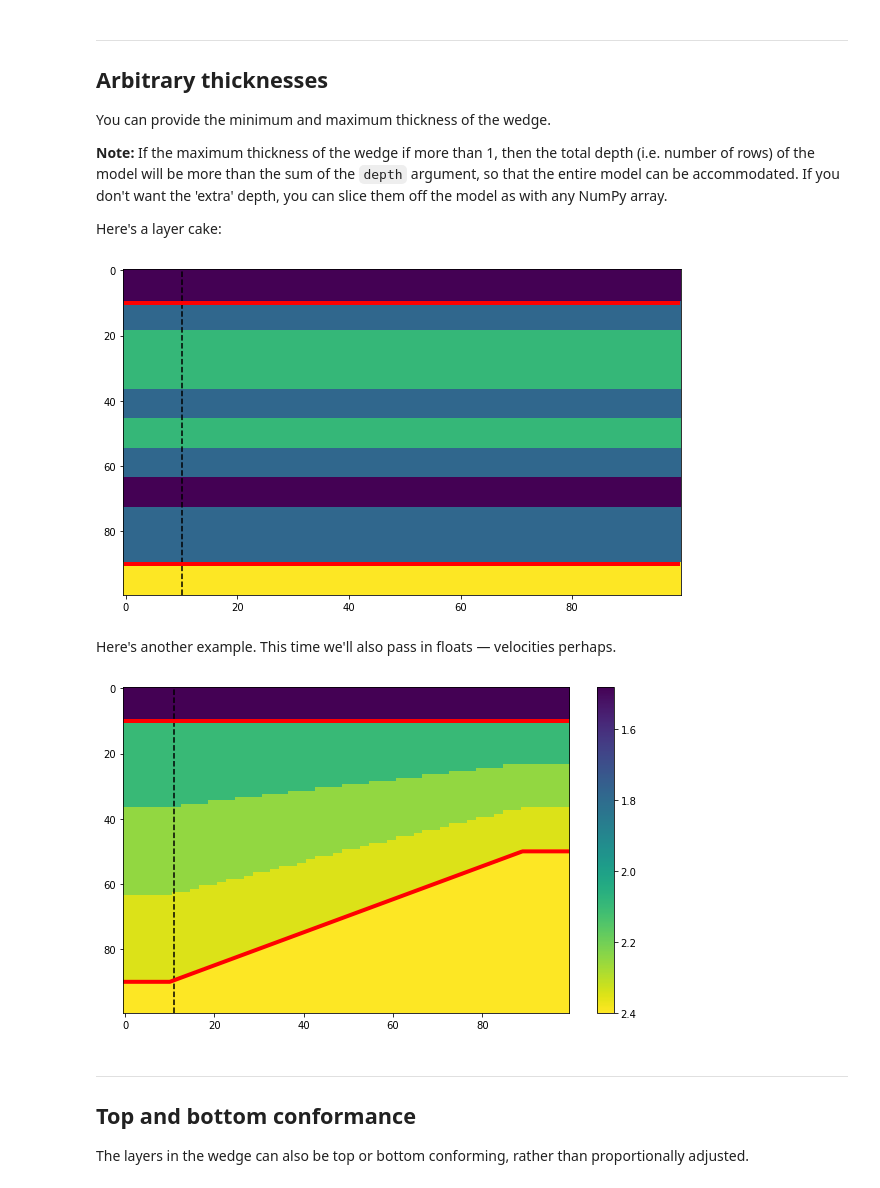
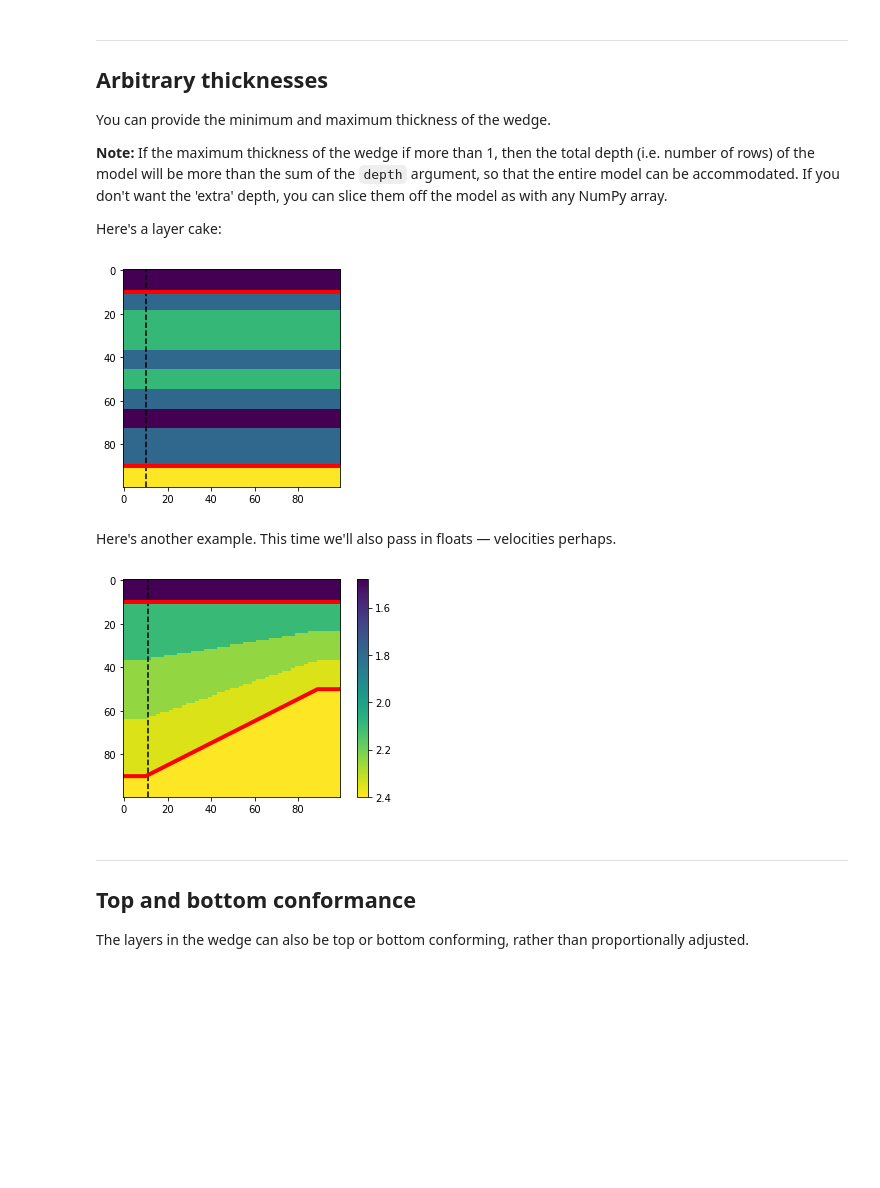
Before and after one commit to agilescientific/in-bruges, a Jupyter notebook: notebooks/Wedges.ipynb, the cells around one changed output. Drawn from its saved outputs; the diff is of its cells as text; code cells hidden in the pictures; blank space fills up the shorter version.

```diff
--- a/notebooks/Wedges.ipynb
+++ b/notebooks/Wedges.ipynb
@@ -148,19 +145,18 @@ Here's a layer cake:
 # %%
 w, top, base, ref = bg.models.wedge(depth=(10., 80, 10),
                           width=(10, 80, 10),
                           strat=(0, (1, 2, 2, 1, 2, 1, 0, 1, 1,), 3),  # Floats in the wedge
                           thickness=(1, 1),
                           mode='linear',
                          )
 
-plt.figure(figsize=(10, 6))
-plt.imshow(w, aspect='auto', interpolation='none')
+plt.imshow(w, interpolation='none')
 plt.axvline(ref, color='k', ls='--')
 plt.plot(top, 'r-', lw=4)
 plt.plot(base, 'r-', lw=4)
 plt.show()
 # %% [output]
-[figure, old version]
+[figure, new version]
 # %% [markdown]
 Here's another example. This time we'll also pass in floats — velocities perhaps.
 # %%
@@ -171,8 +167,7 @@ w, top, base, ref = bg.models.wedge(depth=(10., 80, 10),
                           mode='linear',
                          )
 
-plt.figure(figsize=(10, 6))
-plt.imshow(w, aspect='auto', interpolation='none')
+plt.imshow(w, interpolation='none')
 plt.axvline(ref, color='k', ls='--')
 plt.plot(top, 'r-', lw=4)
 plt.plot(base, 'r-', lw=4)
@@ -180,7 +175,7 @@ cb = plt.colorbar()
 cb.ax.invert_yaxis()
 plt.show()
 # %% [output]
-[figure, old version]
+[figure, new version]
 # %% [markdown]
 ---
 
```
Also changed, not shown: parts of 36 cells of this notebook, 1 other file.
